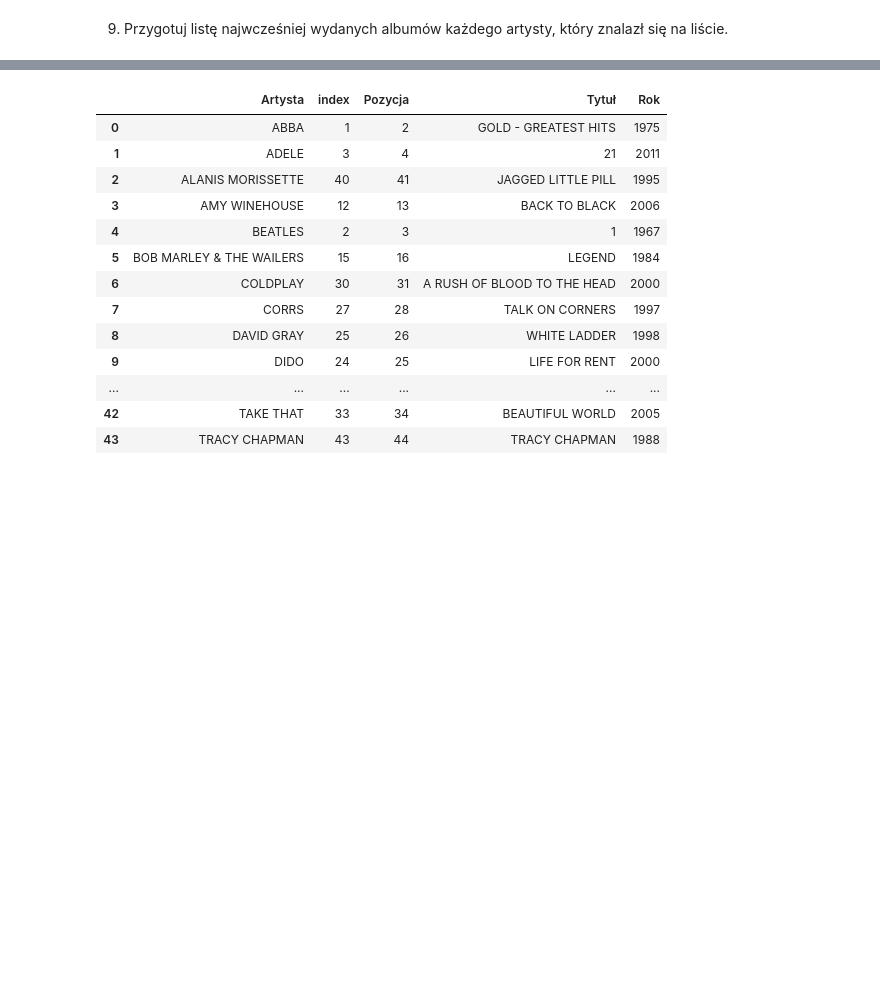
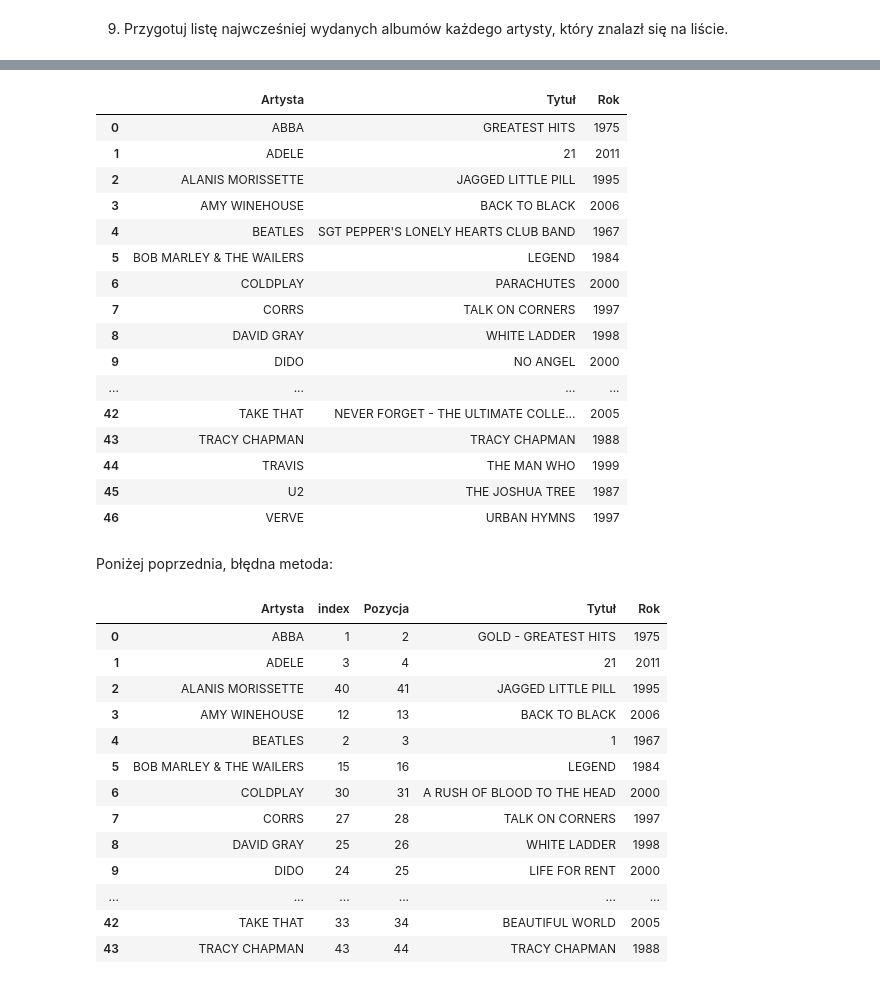
Before and after one commit to przemekkot/albumy_wszechczasow, a Jupyter notebook: albumy_wszechczasow.ipynb, the cells around one changed output, grey strips where cells are left out. Cells and saved outputs as stored; diff of their text form; code cells hidden in the pictures; blank space fills up the shorter version.

```diff
--- a/albumy_wszechczasow.ipynb
+++ b/albumy_wszechczasow.ipynb
@@ -216,3 +302,26 @@ df['Rok'].min()
+# %%
+final_list = pre_final_list[['Artysta', 'Tytuł', 'Rok']]
+final_list
+# %% [output]
+|  | Artysta | Tytuł | Rok |
+| 0 | ABBA | GREATEST HITS | 1975 |
+| 1 | ADELE | 21 | 2011 |
+| 2 | ALANIS MORISSETTE | JAGGED LITTLE PILL | 1995 |
+| 3 | AMY WINEHOUSE | BACK TO BLACK | 2006 |
+| 4 | BEATLES | SGT PEPPER'S LONELY HEARTS CLUB BAND | 1967 |
+| 5 | BOB MARLEY & THE WAILERS | LEGEND | 1984 |
+| 6 | COLDPLAY | PARACHUTES | 2000 |
+| 7 | CORRS | TALK ON CORNERS | 1997 |
+| 8 | DAVID GRAY | WHITE LADDER | 1998 |
+| 9 | DIDO | NO ANGEL | 2000 |
+| ... | ... | ... | ... |
+| 42 | TAKE THAT | NEVER FORGET - THE ULTIMATE COLLE... | 2005 |
+| 43 | TRACY CHAPMAN | TRACY CHAPMAN | 1988 |
+| 44 | TRAVIS | THE MAN WHO | 1999 |
+| 45 | U2 | THE JOSHUA TREE | 1987 |
+| 46 | VERVE | URBAN HYMNS | 1997 |
+# %% [markdown]
+Poniżej poprzednia, błędna metoda:
 # %%
 grouped_df = df.groupby("Artysta").min().reset_index()
 grouped_df
```
Also changed, not shown: parts of 7 cells of this notebook, 2 other files.
